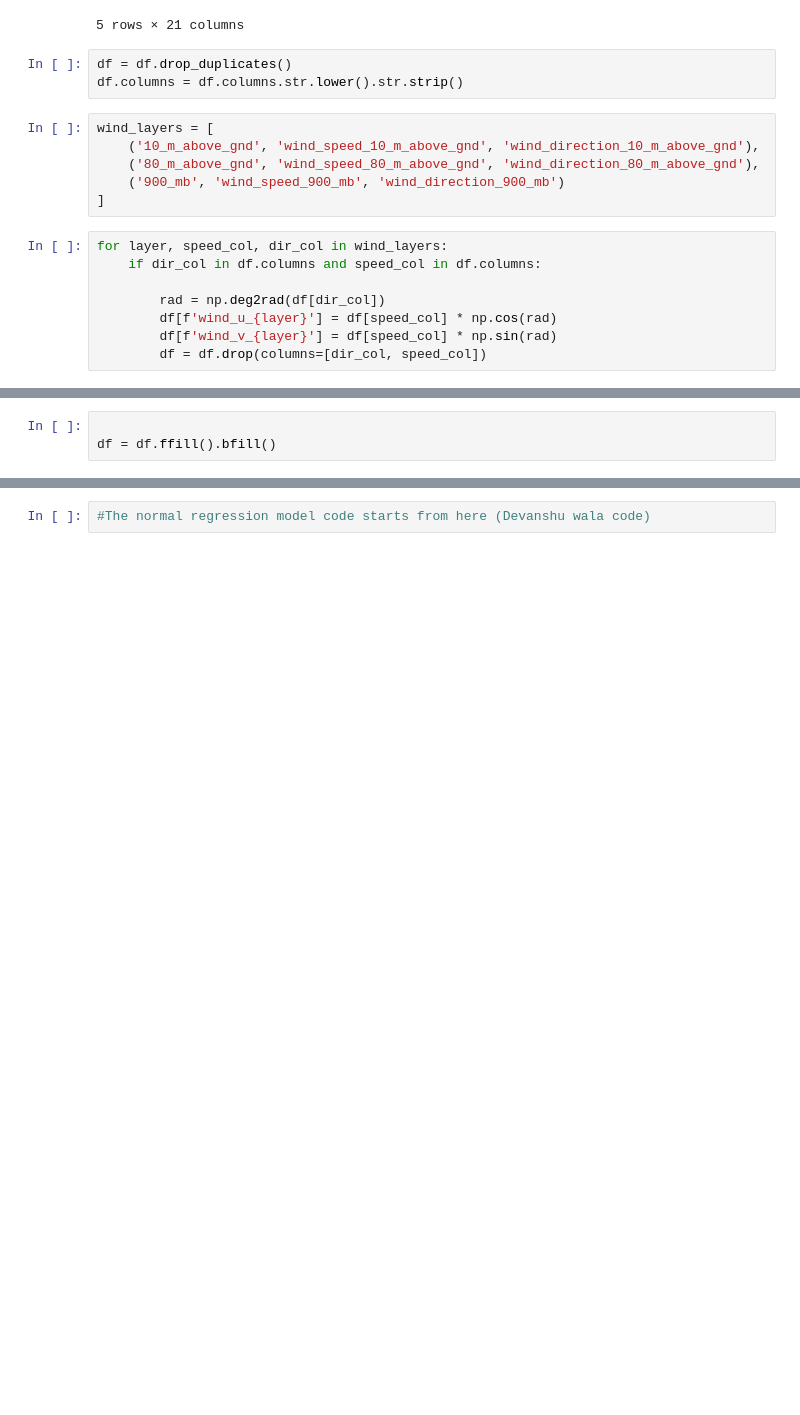
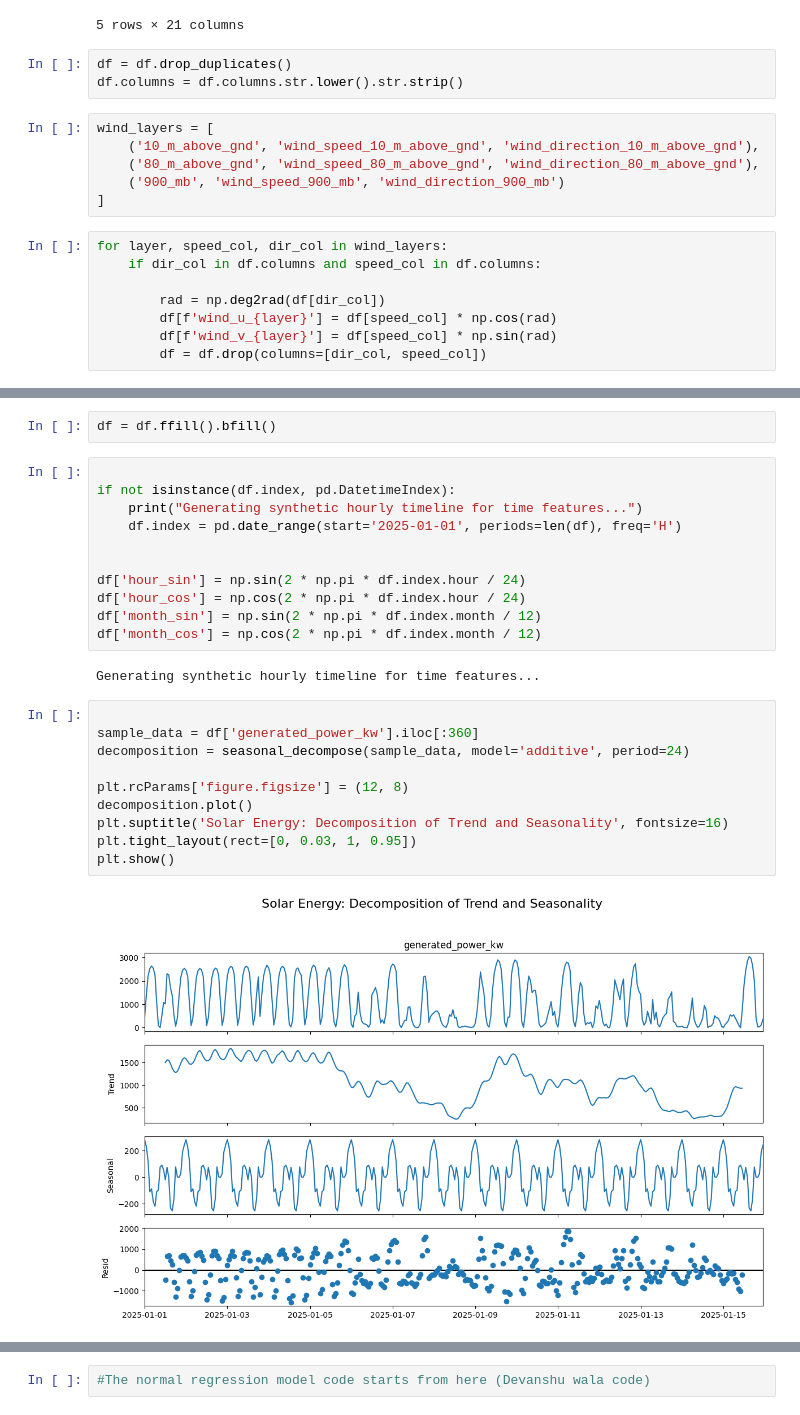
Before and after one commit to Anirudh-020505/Solar-Energy-Forecasting, a Jupyter notebook: solarForecasting.ipynb, the cells around one changed output, grey strips where cells are left out. Saved outputs shown, nothing was run; the diff lists cells and outputs as text; blank space fills up the shorter version.

```diff
--- a/solarForecasting.ipynb
+++ b/solarForecasting.ipynb
@@ -76,4 +73,28 @@ for layer, speed_col, dir_col in wind_layers:
 # %%
-
 df = df.ffill().bfill()
+# %%
+
+if not isinstance(df.index, pd.DatetimeIndex):
+    print("Generating synthetic hourly timeline for time features...")
+    df.index = pd.date_range(start='2025-01-01', periods=len(df), freq='H')
+
+
+df['hour_sin'] = np.sin(2 * np.pi * df.index.hour / 24)
+df['hour_cos'] = np.cos(2 * np.pi * df.index.hour / 24)
+df['month_sin'] = np.sin(2 * np.pi * df.index.month / 12)
+df['month_cos'] = np.cos(2 * np.pi * df.index.month / 12)
+# %% [output]
+Generating synthetic hourly timeline for time features...
+# %%
+
+sample_data = df['generated_power_kw'].iloc[:360]
+decomposition = seasonal_decompose(sample_data, model='additive', period=24)
+
+plt.rcParams['figure.figsize'] = (12, 8)
+decomposition.plot()
+plt.suptitle('Solar Energy: Decomposition of Trend and Seasonality', fontsize=16)
+plt.tight_layout(rect=[0, 0.03, 1, 0.95])
+plt.show()
+# %% [output]
+[figure, added]
 # %%
```
Also changed, not shown: parts of 37 cells of this notebook.
